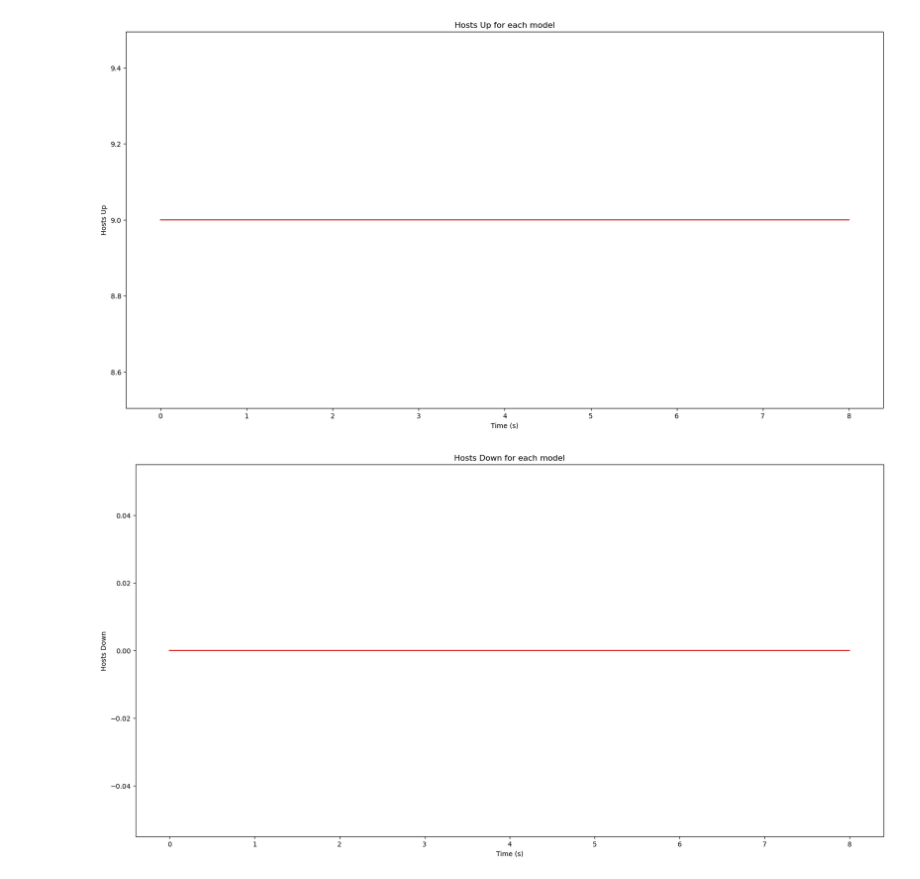
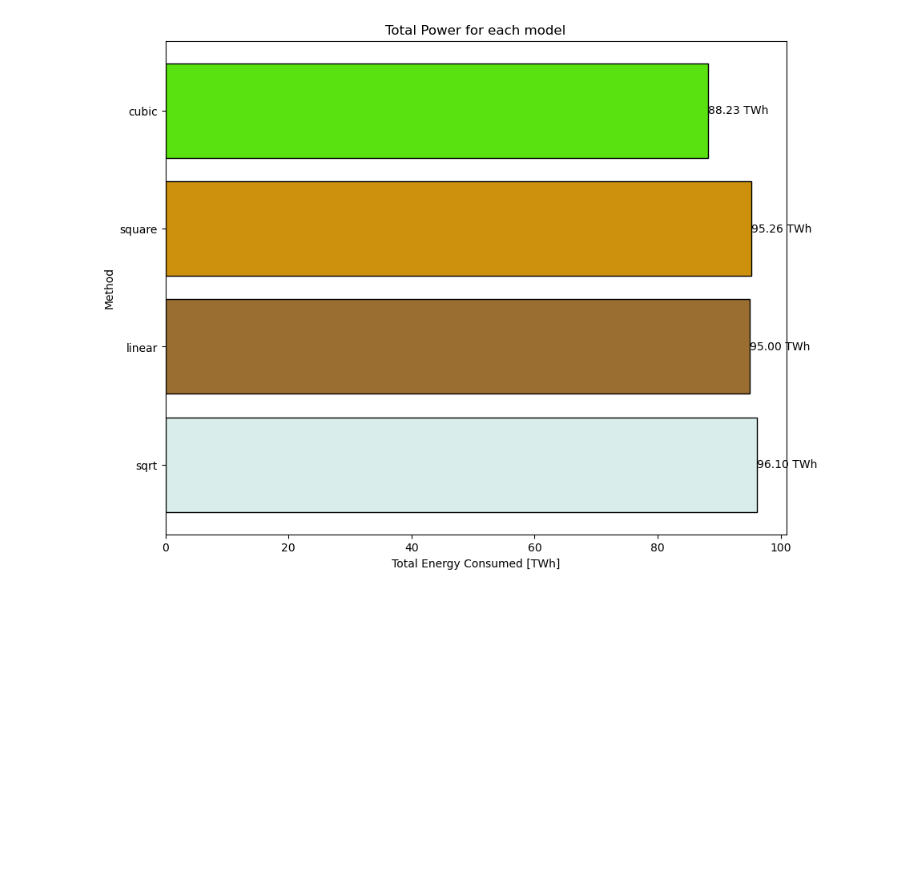
Before and after one commit to Radu-Nicolae/opendc-m3sa, a Jupyter notebook: opendc-experiments/opendc-experiments-metamodel/src/main/Python_scripts/multiModelPlotter-new.ipynb, the cells around one changed output. Drawn from its saved outputs; the diff is of its cells as text; code cells hidden in the pictures; blank space fills up the shorter version.

Commit message:
plotting for all the models, better plotting for total energy consumption per model

```diff
--- a/opendc-experiments/opendc-experiments-metamodel/src/main/Python_scripts/multiModelPlotter-new.ipynb
+++ b/opendc-experiments/opendc-experiments-metamodel/src/main/Python_scripts/multiModelPlotter-new.ipynb
@@ -9,6 +9,7 @@ from IPython.display import display, HTML
 BASE_FOLDER = ".."
 CONFIGURATION_INPUT_FILE = "configuration-input-new.csv"
 COMPONENT_TO_ANALYZE = "host" # host / server / service
+CHUNK_SIZE = 1000
 # %%
 def list_directories(directory):
     return [d for d in os.listdir(directory) if os.path.isdir(os.path.join(directory, d))]
@@ -64,15 +65,18 @@ print(selected_energy_metrics)
 ['power_total']
 # %%
-
 path = f"{BASE_FOLDER}/output/{COMPONENT_TO_ANALYZE}/workload=bitbrains-small/seed=0/"
 
 recent_dir = most_recent_directory(path)
 simulation_files = os.listdir(recent_dir)
 simulation_data = []
+virgin_simulation_data = []
 
 for file in simulation_files:
     simulation_data.append(
-        mean_of_chunks(pd.read_parquet(os.path.join(recent_dir, file)), 1000)
+        mean_of_chunks(pd.read_parquet(os.path.join(recent_dir, file)), CHUNK_SIZE)
+    )
+    virgin_simulation_data.append(
+        pd.read_parquet(os.path.join(recent_dir, file))
     )
 
 simulation_data[0]
@@ -90,39 +97,35 @@ simulation_data[0]
 # %%
+"""
+plotter has data taken and averaged over CHUNK_SIZE
+virgin_plotter has data taken without averaging
+"""
+
 from plotter import DataPlotter
 plotter = DataPlotter(simulation_data)
+virgin_plotter = DataPlotter(virgin_simulation_data)
 
-if (COMPONENT_TO_ANALYZE == "server"):
-    plotter.plot_mem_capacity()
-    plotter.plot_cpu_count()
-    plotter.plot_cpu_limit()
-    plotter.plot_cpu_time_active()
-    plotter.plot_cpu_time_idle()
-    plotter.plot_cpu_time_steal()
-    plotter.plot_cpu_time_lost()
-elif (COMPONENT_TO_ANALYZE == "host"):
-    plotter.plot_cpu_count()
-    plotter.plot_mem_capacity()
-    plotter.plot_guests_terminated()
-    plotter.plot_guests_running()
-    plotter.plot_guests_error()
-    plotter.plot_guests_invalid()
-    plotter.plot_cpu_limit()
-    plotter.plot_cpu_usage()
-    plotter.plot_cpu_demand()
-    plotter.plot_cpu_utilization()
-    plotter.plot_cpu_time_steal()
-    plotter.plot_servers_active()
-    plotter.plot_cpu_time_idle()
-    plotter.plot_cpu_time_lost()
-    plotter.plot_power_total()
-elif (COMPONENT_TO_ANALYZE == "service"):
-    plotter.plot_hosts_up()
-    plotter.plot_hosts_down()
-    plotter.plot_servers_pending()
-    plotter.plot_servers_active()
-    plotter.plot_attempts_success()
-    plotter.plot_attempts_failure()
-    plotter.plot_attempts_error()
+# for metric in selected_performance_metrics:
+#     if metric == 'cpu_limit':
+#         plotter.plot_cpu_limit()
+#     elif metric == 'cpu_usage':
+#         plotter.plot_cpu_usage()
+#     elif metric == 'cpu_demand':
+#         plotter.plot_cpu_demand()
+#     elif metric == 'cpu_utilization':
+#         plotter.plot_cpu_utilization()
+#     elif metric == 'cpu_time_active':
+#         plotter.plot_cpu_time_active()
+#     elif metric == 'cpu_time_idle':
+#         plotter.plot_cpu_time_idle()
+#     elif metric == 'cpu_time_steal':
+#         plotter.plot_cpu_time_steal()
+#     elif metric == 'cpu_time_lost':
+#         plotter.plot_cpu_time_lost()
+#     elif metric == 'mem_capacity':
+#         plotter.plot_mem_capacity()
+
+for metric in selected_energy_metrics:
+    if metric == 'power_total':
+        virgin_plotter.plot_power_total()
 # %% [output]
-[figure, old version]
+[figure, new version]
-[figure, removed]
```
Also changed, not shown: parts of 4 cells of this notebook, 2 other files.
